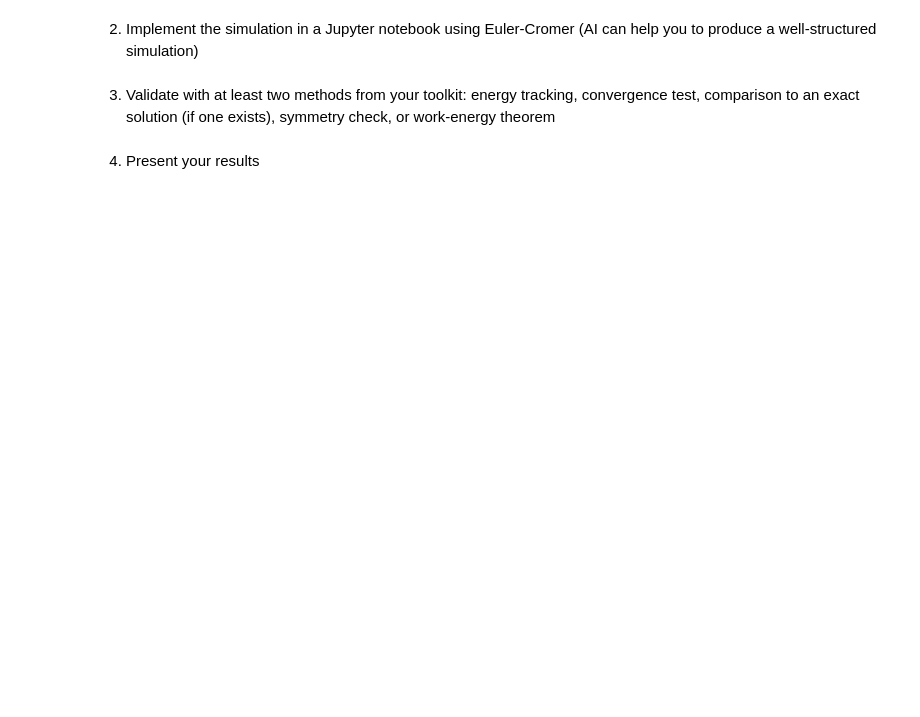
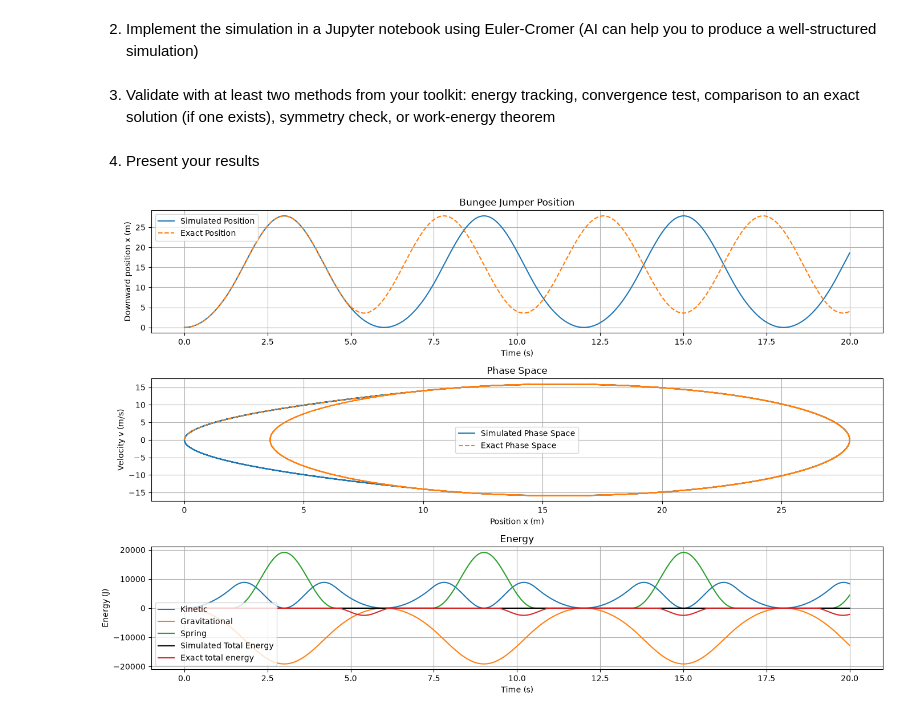
Before and after one commit to inoe-tech/phys311, a Jupyter notebook: checkpoints/Block 1 Checkpoint.ipynb, the cells around one changed output. Saved outputs shown, nothing was run; the diff lists cells and outputs as text; code cells hidden in the pictures; blank space fills up the shorter version.

```diff
--- a/checkpoints/Block 1 Checkpoint.ipynb
+++ b/checkpoints/Block 1 Checkpoint.ipynb
@@ -16,2 +70,49 @@ import matplotlib.pyplot as plt
+# %%
+# Exact energy over time
+exact_extension = np.maximum(x_ex - L, 0.0)
+
+ex_ke = 0.5 * m * v_ex**2
+ex_grav = -m * g * x_ex
+ex_spring = 0.5 * k * exact_extension**2
+
+exact_total_energy = (ex_ke + ex_grav + ex_spring)
 # %% [markdown]
 4. Present your results
+# %%
+# Plots
+fig, axes = plt.subplots(3, figsize=(14, 9))
+
+# x(t) plot
+axes[0].plot(t, x, label = "Simulated Position", linewidth = 1.5)
+axes[0].plot(t, x_ex, "--", label = "Exact Position")
+axes[0].set_title("Bungee Jumper Position")
+axes[0].set_xlabel("Time (s)")
+axes[0].set_ylabel("Downward position x (m)")
+axes[0].legend()
+axes[0].grid()
+
+# Phase space plot
+axes[1].plot(x, v, label = "Simulated Phase Space", linewidth = 1.5)
+axes[1].plot(x_ex, v_ex, "--", label = "Exact Phase Space")
+axes[1].set_title("Phase Space")
+axes[1].set_xlabel("Position x (m)")
+axes[1].set_ylabel("Velocity v (m/s)")
+axes[1].legend()
+axes[1].grid()
+
+# Energy plot
+axes[2].plot(t, ke, label = "Kinetic")
+axes[2].plot(t, grav_e, label = "Gravitational")
+axes[2].plot(t, spring_e, label = "Spring")
+axes[2].plot(t, total_e, "k", label = "Simulated Total Energy")
+axes[2].plot(t, exact_total_energy, label="Exact total energy")
+axes[2].set_title("Energy")
+axes[2].set_xlabel("Time (s)")
+axes[2].set_ylabel("Energy (J)")
+axes[2].legend()
+axes[2].grid()
+
+plt.tight_layout()
+plt.show()
+# %% [output]
+[figure, added]
```
Also changed, not shown: parts of 4 cells of this notebook, 2 other files.
